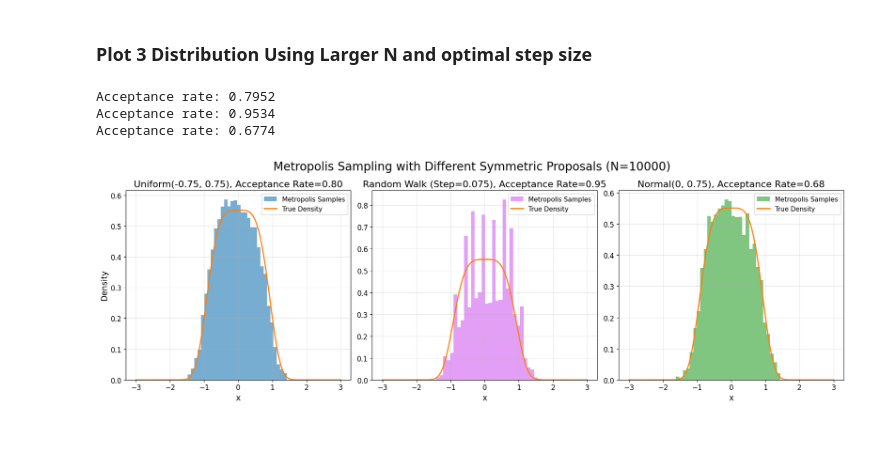
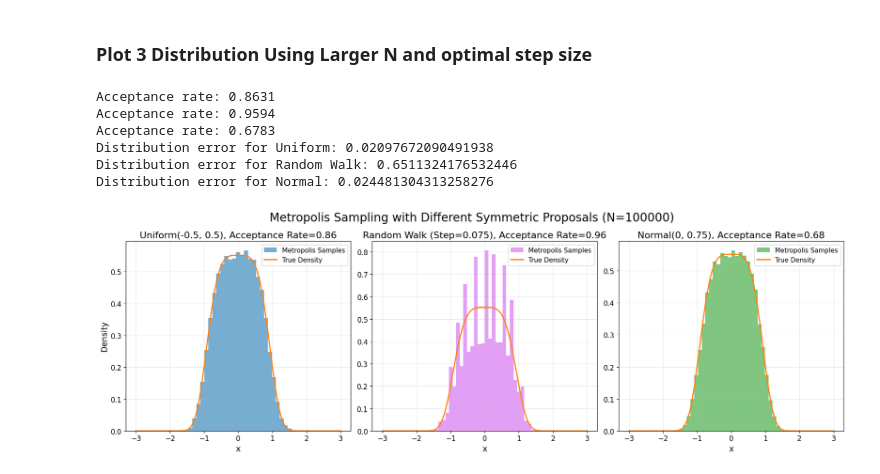
Before and after one commit to wakeupat4am/MATH4010--Advanced-Prob-Stat----Final-Project, a Jupyter notebook: Problem & Visualization/Problem 2/Problem_2.ipynb, the cells around one changed output. Saved outputs shown, nothing was run; the diff lists cells and outputs as text; code cells hidden in the pictures; blank space fills up the shorter version.

```diff
--- a/Problem & Visualization/Problem 2/Problem_2.ipynb
+++ b/Problem & Visualization/Problem 2/Problem_2.ipynb
@@ -106,7 +106,7 @@ def universal_metropolis_sampler(dist, num_samples, initial_x, z,
 
         # Metropolis acceptance step
         acceptance_ratio = target_fn(x_proposal, z) / target_fn(x, z)
-        if np.random.rand() < min(1, acceptance_ratio):
+        if rng_metropolis.random() < min(1, acceptance_ratio):
             x = x_proposal
             accepted += 1
 
@@ -1022,13 +865,13 @@ Best Normal Sigma: 0.75
 # %%
 # ============================================================
 # Further Exploration:
-# Plot the distribution of samples for the best random walk step size
+# Plot the distribution of samples for the best step size
 # ============================================================
 
 # Best random walk step size from previous analysis
-UNIFORM_STEP = 0.75
-RW_STEP = 0.075
-SIGMA = 0.75
+UNIFORM_STEP = best_rows["Uniform"]["Step Parameter"]
+RW_STEP = best_rows["Random Walk"]["Step Parameter"]
+SIGMA = best_rows["Normal"]["Step Parameter"]
 
 
 convergence_rows = []
@@ -1158,7 +1081,7 @@ plt.show()
 # %% [markdown]
 ### Plot 3 Distribution Using Larger N and optimal step size
 # %%
-N = 10000
+N = 100000
 
 metropolis_results = {}
 # True density based on samples
@@ -1249,34 +1172,41 @@ ax[2].set_title(
     fontsize=TITLE_SIZE
 )
 
 ax[2].set_xlabel("x", fontsize=LABEL_SIZE)
 
 ax[2].tick_params(axis='both', labelsize=TICK_SIZE)
 
 ax[2].grid(True, alpha=0.3)
 
 ax[2].legend(fontsize=LEGEND_SIZE)
 
 # Global title
 plt.suptitle(
     f"Metropolis Sampling with Different Symmetric Proposals (N={N})",
     fontsize=20,
 )
 
 # Better spacing
 plt.tight_layout()
 
 # High quality export
 plt.savefig(
     "figures\\q2_compare_proposals.pdf",
     format="pdf",
     dpi=300,
     bbox_inches="tight"
 )
 
+print("Distribution error for Uniform:", distribution_l1_error(samples_uniform))
+print("Distribution error for Random Walk:", distribution_l1_error(samples_rw))
+print("Distribution error for Normal:", distribution_l1_error(samples_normal))
+
 plt.show()
 # %% [output]
-Acceptance rate: 0.7952
-Acceptance rate: 0.9534
-Acceptance rate: 0.6774
+Acceptance rate: 0.8631
+Acceptance rate: 0.9594
+Acceptance rate: 0.6783
+Distribution error for Uniform: 0.02097672090491938
+Distribution error for Random Walk: 0.6511324176532446
+Distribution error for Normal: 0.024481304313258276
-[figure, old version]
+[figure, new version]
```
Also changed, not shown: parts of 18 cells of this notebook, 10 other files.
